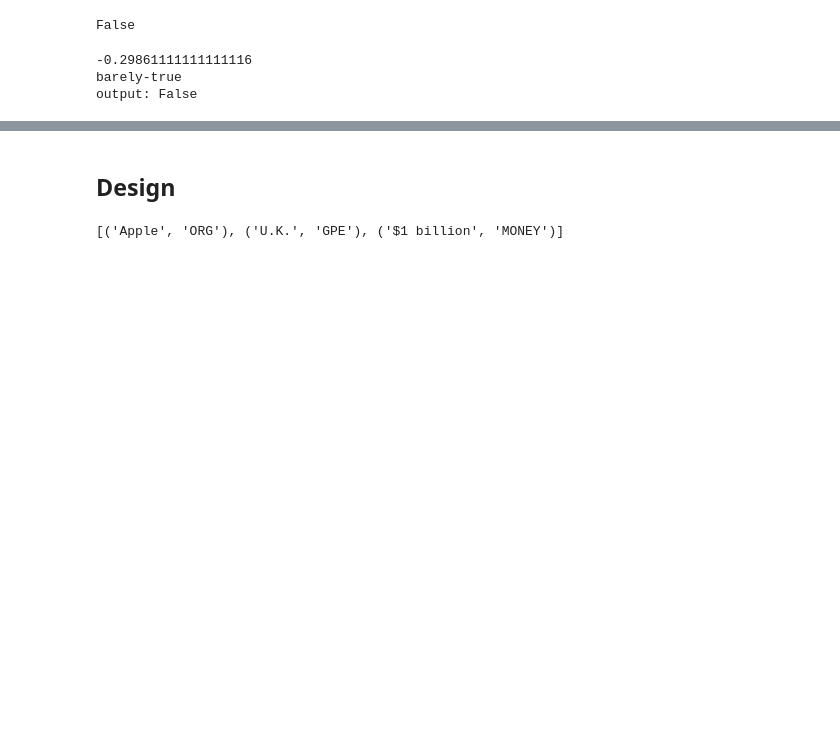
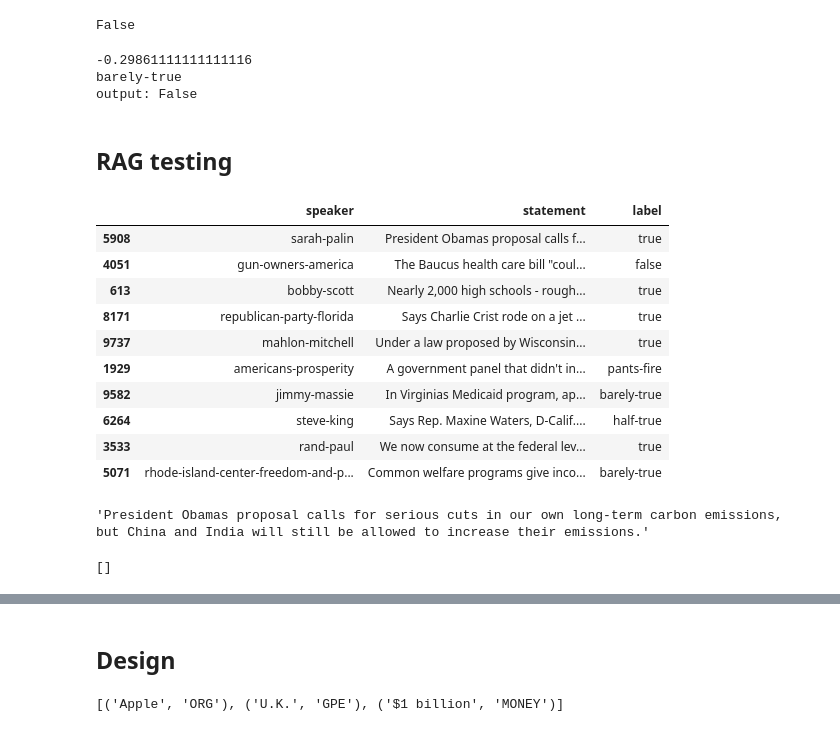
Before and after one commit to phon1e/phon1e, a Jupyter notebook: NLP/main_module/TEST01.ipynb, the cells around one changed output, grey strips where cells are left out. Drawn from its saved outputs; the diff is of its cells as text; code cells hidden in the pictures; blank space fills up the shorter version.

```diff
--- a/NLP/main_module/TEST01.ipynb
+++ b/NLP/main_module/TEST01.ipynb
@@ -347,3 +347,5 @@ print(f'output: {output}')
 -0.29861111111111116
 barely-true
 output: False
+# %% [markdown]
+## RAG testing
@@ -349,0 +403,30 @@ output: False
+# %%
+ex_train_df = train_df.copy()
+
+#remain only speaker, statement and label
+ex_train_df = ex_train_df[['speaker', 'statement', 'label']]
+ex_train_df = ex_train_df.sample(10)
+ex_train_df
+# %% [output]
+|  | speaker | statement | label |
+| 5908 | sarah-palin | President Obamas proposal calls f... | true |
+| 4051 | gun-owners-america | The Baucus health care bill "coul... | false |
+| 613 | bobby-scott | Nearly 2,000 high schools - rough... | true |
+| 8171 | republican-party-florida | Says Charlie Crist rode on a jet ... | true |
+| 9737 | mahlon-mitchell | Under a law proposed by Wisconsin... | true |
+| 1929 | americans-prosperity | A government panel that didn't in... | pants-fire |
+| 9582 | jimmy-massie | In Virginias Medicaid program, ap... | barely-true |
+| 6264 | steve-king | Says Rep. Maxine Waters, D-Calif.... | half-true |
+| 3533 | rand-paul | We now consume at the federal lev... | true |
+| 5071 | rhode-island-center-freedom-and-p... | Common welfare programs give inco... | barely-true |
+# %%
+l = ex_train_df['statement'].tolist()
+l[0]
+# %% [output]
+'President Obamas proposal calls for serious cuts in our own long-term carbon emissions, but China and India will still be allowed to increase their emissions.'
+# %%
+
+r = fetch_doc_from_newsapi('President')
+r
+# %% [output]
+[]
```
Also changed, not shown: parts of 9 cells of this notebook, 1 other file.
